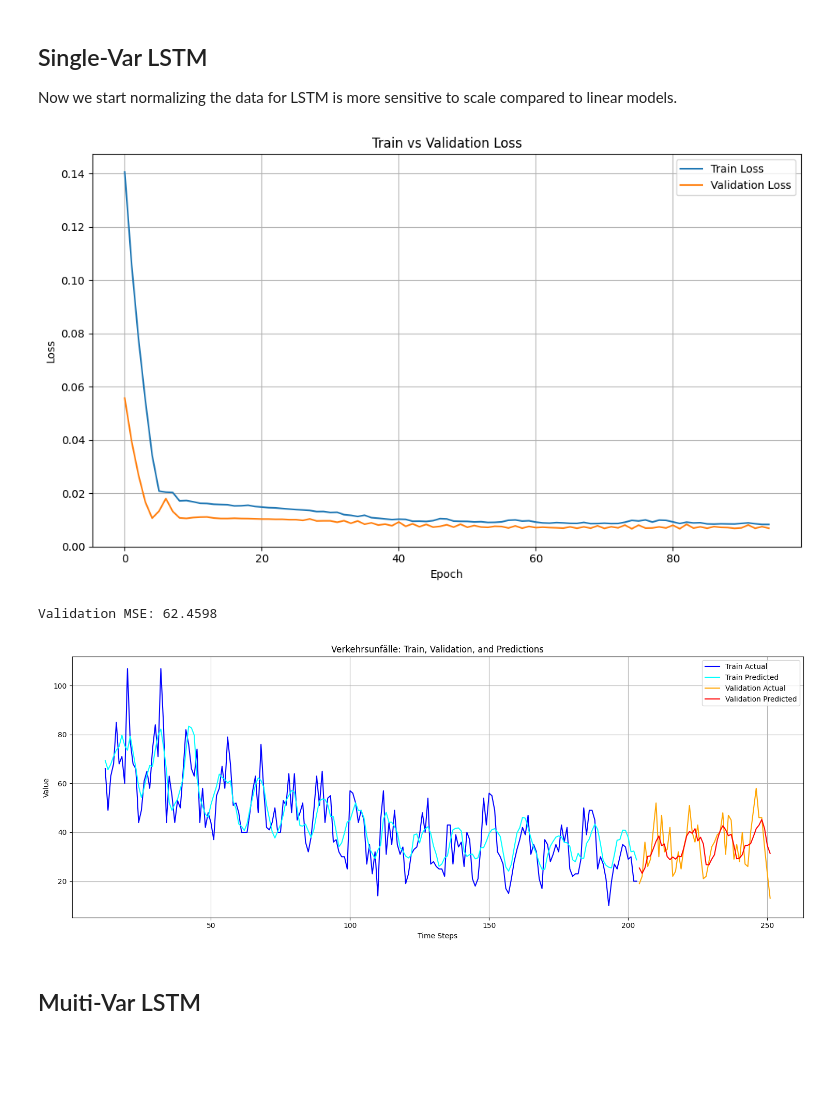
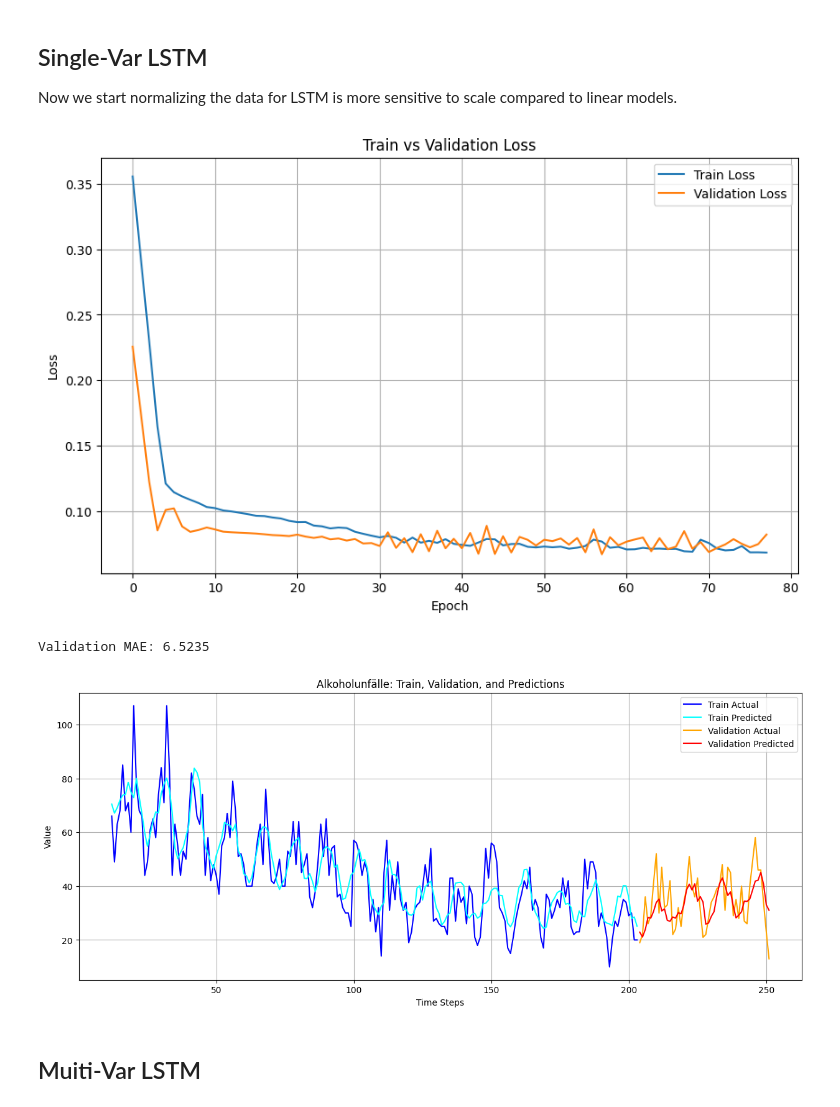
Before and after one commit to RainTreeCrow/DPS-AI-Challenge, a Jupyter notebook: AI_Model.ipynb, the cells around one changed output. Saved outputs shown, nothing was run; the diff lists cells and outputs as text; code cells hidden in the pictures; blank space fills up the shorter version.

```diff
--- a/AI_Model.ipynb
+++ b/AI_Model.ipynb
@@ -219,5 +219,20 @@ plt.grid(True)
 
 # Show the plot
 plt.show()
+
+# Create subplots for each category
+categories = pivot_data.columns
+
+for i, category in enumerate(categories):
+    plt.figure(figsize=(15, 9))
+    plt.plot(pivot_data.index, pivot_data[category], label=category, color='tab:blue')
+    plt.title(f'Accident Counts: {category}')
+    plt.xlabel('Time')
+    plt.ylabel('Number of Accidents')
+    plt.grid(True)
+    plt.legend()
+
+    # Show the plots
+    plt.show()
 # %% [output]
 [figure]
@@ -414,7 +494,7 @@ X_val = X_val.reshape((X_val.shape[0], X_val.shape[1], 1))
 model = Sequential()
 model.add(LSTM(50, activation='relu', input_shape=(look_back, 1)))
 model.add(Dense(1))
-model.compile(optimizer='adam', loss='mse')
+model.compile(optimizer='adam', loss='mae')
 
 # Custom Callback to Log Training Process
 class LogToFileCallback(Callback):
@@ -439,35 +519,34 @@ log_callback = LogToFileCallback(log_file)
 
 # Define the EarlyStopping callback
 early_stopping = EarlyStopping(
     monitor='val_loss',
     patience=20,
     restore_best_weights=True,
     min_delta=1e-6
 )
 
 # Train the model
 history = model.fit(
     X_train, y_train,
     epochs=200,
     batch_size=32,
     validation_data=(X_val, y_val),
     verbose=0,  # Suppress console output
     callbacks=[log_callback, early_stopping]
 )
 
 # Plot the Train and Validation Loss
 plt.figure(figsize=(10, 6))
 plt.plot(log_callback.train_losses, label='Train Loss')
 plt.plot(log_callback.val_losses, label='Validation Loss')
 plt.title('Train vs Validation Loss')
 plt.xlabel('Epoch')
 plt.ylabel('Loss')
 plt.legend()
 plt.grid(True)
-plt.tight_layout()
 plt.show()
 # %% [output]
-[figure, old version]
+[figure, new version]
 # %%
 # Generate Predictions
 
@@ -481,9 +560,9 @@ val_predictions = model.predict(X_val, verbose=0)
 val_predictions = scaler.inverse_transform(val_predictions)  # Convert back to original scale
 y_val_original = scaler.inverse_transform(y_val)
 
-# Calculate Validation MSE
-val_mse = mean_squared_error(y_val_original, val_predictions)
-print(f'Validation MSE: {val_mse:.4f}')
+# Calculate Validation MAE
+val_mae = mean_absolute_error(y_val_original, val_predictions)
+print(f'Validation MAE: {val_mae:.4f}')
 
 # Plot Train, Validation, and Predictions
 plt.figure(figsize=(15, 6))
@@ -500,16 +579,15 @@ plt.plot(val_index, y_val_original, label='Validation Actual', color='orange')
 plt.plot(val_index, val_predictions, label='Validation Predicted', color='red')
 
 # Add labels and legend
-plt.title(f'{category}: Train, Validation, and Predictions')
+plt.title('Alkoholunfälle: Train, Validation, and Predictions')
 plt.xlabel('Time Steps')
 plt.ylabel('Value')
 plt.legend()
 plt.grid(True)
-plt.tight_layout()
 plt.show()
 # %% [output]
-Validation MSE: 62.4598
+Validation MAE: 6.5235
-[figure, old version]
+[figure, new version]
 # %% [markdown]
 ## Muiti-Var LSTM
 # %%
```
Also changed, not shown: parts of 9 cells of this notebook.
